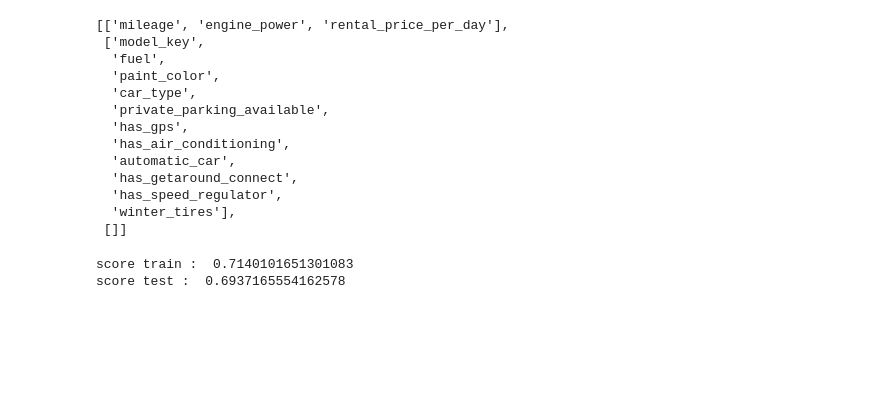
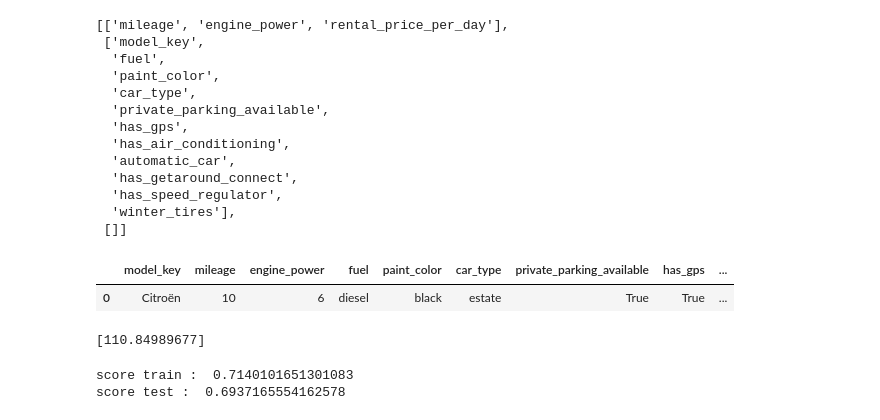
Before and after one commit to TheoGuil/jedha_projects, a Jupyter notebook: Deployment/study.ipynb, the cells around one changed output. Cells and saved outputs as stored; diff of their text form; code cells hidden in the pictures; blank space fills up the shorter version.

```diff
--- a/Deployment/study.ipynb
+++ b/Deployment/study.ipynb
@@ -325,3 +325,11 @@ preprocessor = ColumnTransformer(transformers=[
 
 X_train = preprocessor.fit_transform(X_train)
 X_test = preprocessor.transform(X_test)
+# %%
+test = pd.DataFrame(columns=df.columns,
+                    data=[["Citroën", 10, 6, "diesel", "black", "estate", True, True,
+                          True, True, True, True, True, 0]])
+test.head()
+# %% [output]
+|  | model_key | mileage | engine_power | fuel | paint_color | car_type | private_parking_available | has_gps | ... |
+| 0 | Citroën | 10 | 6 | diesel | black | estate | True | True | ... |
@@ -328,3 +338,8 @@ X_test = preprocessor.transform(X_test)
+# %%
+test_price = rcv.predict(test)
+print(test_price)
+# %% [output]
+[110.84989677]
 # %%
 # Création du modèle de régression linéaire
 lr = LinearRegression()
```
Also changed, not shown: parts of 2 cells of this notebook, 3 other files.
